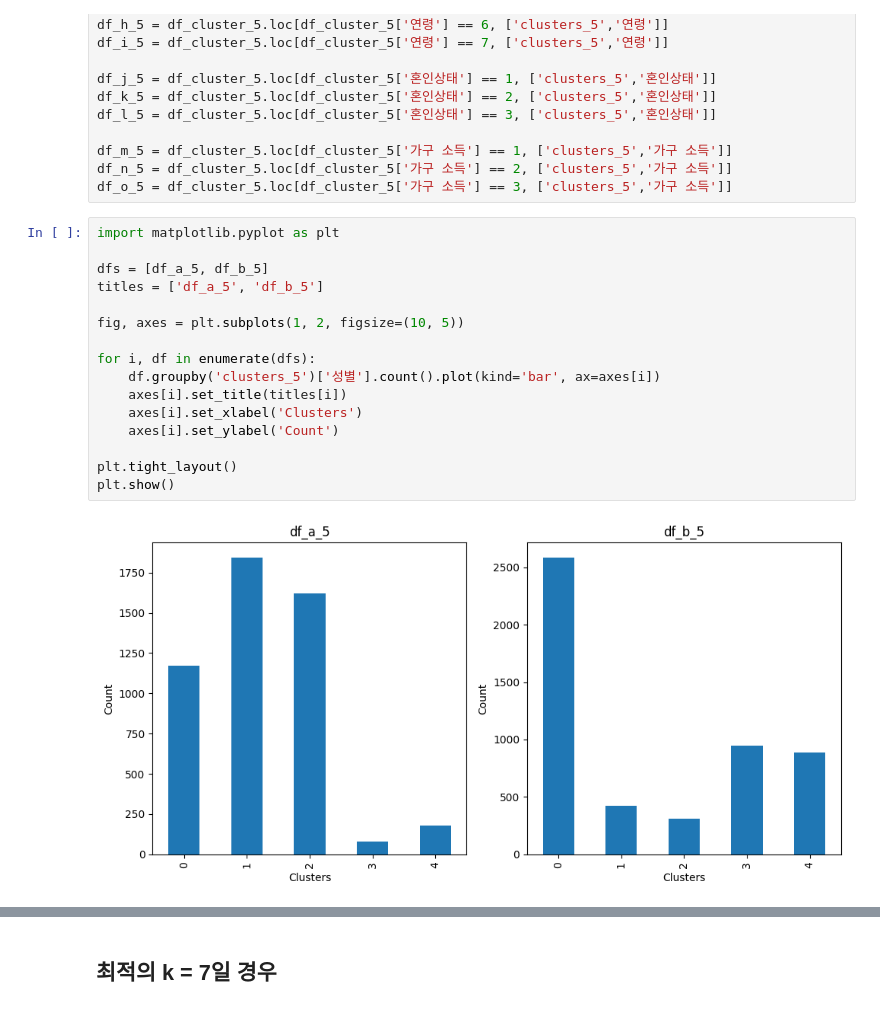
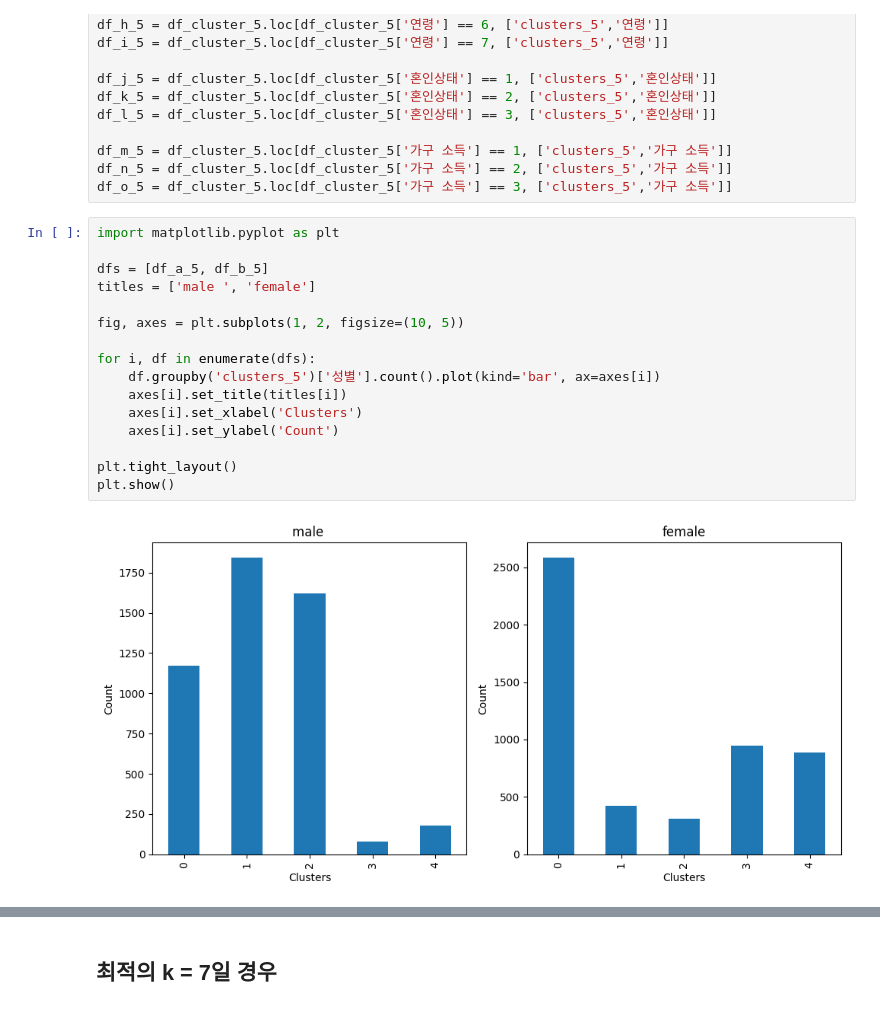
Before and after one commit to 24-1-Business-Analytics-Workshop/code, a Jupyter notebook: Clustering_fin.ipynb, the cells around one changed output, grey strips where cells are left out. Drawn from its saved outputs; the diff is of its cells as text.

```diff
--- a/Clustering_fin.ipynb
+++ b/Clustering_fin.ipynb
@@ -231,20 +277,20 @@ df_o_5 = df_cluster_5.loc[df_cluster_5['가구 소득'] == 3, ['clusters_5','가
 # %%
 import matplotlib.pyplot as plt
 
 dfs = [df_a_5, df_b_5]
-titles = ['df_a_5', 'df_b_5']
+titles = ['male ', 'female']
 
 fig, axes = plt.subplots(1, 2, figsize=(10, 5))
 
 for i, df in enumerate(dfs):
     df.groupby('clusters_5')['성별'].count().plot(kind='bar', ax=axes[i])
     axes[i].set_title(titles[i])
     axes[i].set_xlabel('Clusters')
     axes[i].set_ylabel('Count')
 
 plt.tight_layout()
 plt.show()
 # %% [output]
-[figure, old version]
+[figure, new version]
 # %%
 dfs = [df_c_5, df_d_5, df_e_5, df_f_5, df_g_5, df_h_5, df_i_5]  # 추가 데이터프레임 가정
```
Also changed, not shown: parts of 72 cells of this notebook.
